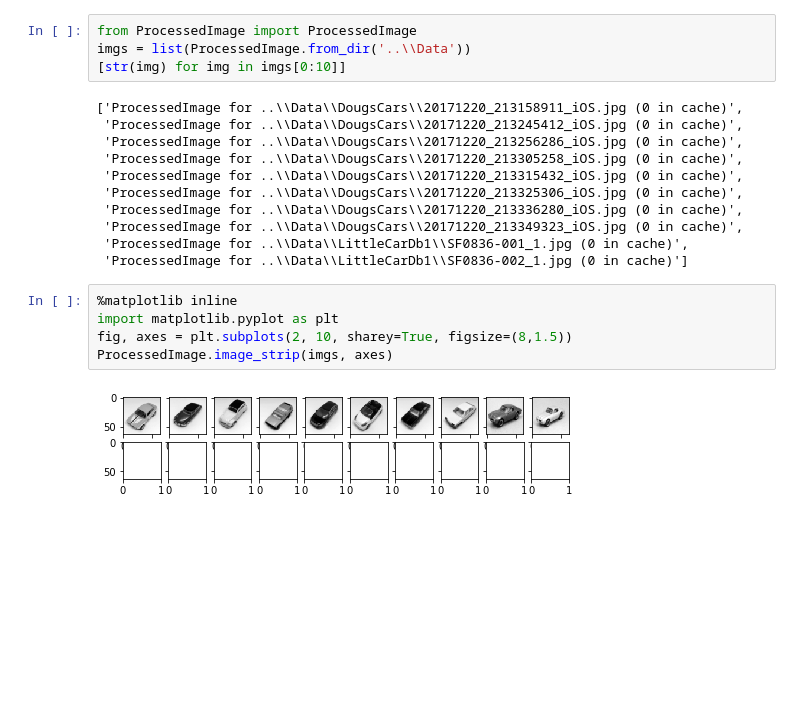
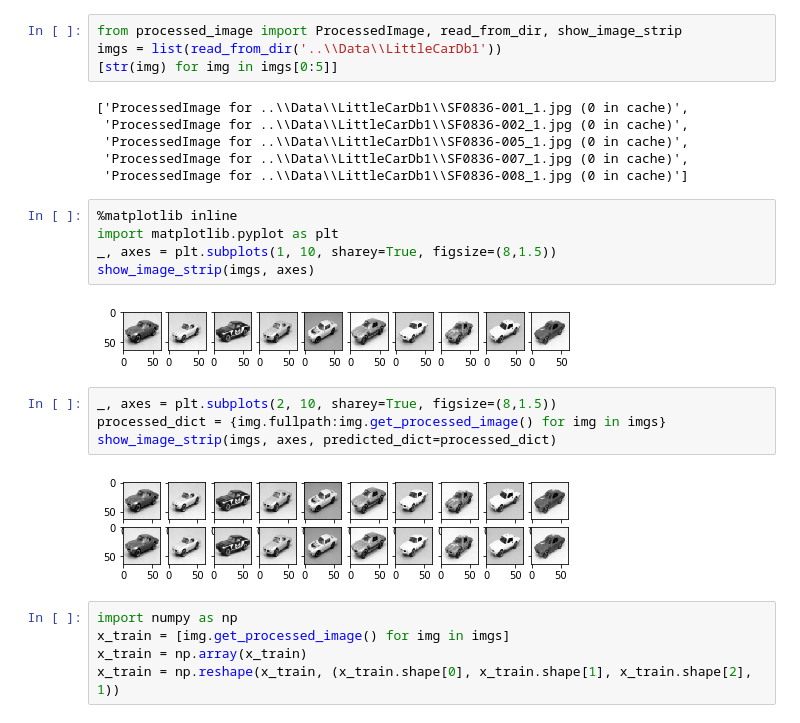
Before and after one commit to dg1an3/zebrastack, a Jupyter notebook: littlecarmash/train_model.ipynb, the cells around one changed output. Cells and saved outputs as stored; diff of their text form; blank space fills up the shorter version.

```diff
--- a/littlecarmash/train_model.ipynb
+++ b/littlecarmash/train_model.ipynb
@@ -1,22 +1,28 @@
 # %%
-from ProcessedImage import ProcessedImage
-imgs = list(ProcessedImage.from_dir('..\\Data'))
-[str(img) for img in imgs[0:10]]
+from processed_image import ProcessedImage, read_from_dir, show_image_strip
+imgs = list(read_from_dir('..\\Data\\LittleCarDb1'))
+[str(img) for img in imgs[0:5]]
 # %% [output]
-['ProcessedImage for ..\\Data\\DougsCars\\20171220_213158911_iOS.jpg (0 in cache)',
- 'ProcessedImage for ..\\Data\\DougsCars\\20171220_213245412_iOS.jpg (0 in cache)',
- 'ProcessedImage for ..\\Data\\DougsCars\\20171220_213256286_iOS.jpg (0 in cache)',
- 'ProcessedImage for ..\\Data\\DougsCars\\20171220_213305258_iOS.jpg (0 in cache)',
- 'ProcessedImage for ..\\Data\\DougsCars\\20171220_213315432_iOS.jpg (0 in cache)',
- 'ProcessedImage for ..\\Data\\DougsCars\\20171220_213325306_iOS.jpg (0 in cache)',
- 'ProcessedImage for ..\\Data\\DougsCars\\20171220_213336280_iOS.jpg (0 in cache)',
- 'ProcessedImage for ..\\Data\\DougsCars\\20171220_213349323_iOS.jpg (0 in cache)',
- 'ProcessedImage for ..\\Data\\LittleCarDb1\\SF0836-001_1.jpg (0 in cache)',
- 'ProcessedImage for ..\\Data\\LittleCarDb1\\SF0836-002_1.jpg (0 in cache)']
+['ProcessedImage for ..\\Data\\LittleCarDb1\\SF0836-001_1.jpg (0 in cache)',
+ 'ProcessedImage for ..\\Data\\LittleCarDb1\\SF0836-002_1.jpg (0 in cache)',
+ 'ProcessedImage for ..\\Data\\LittleCarDb1\\SF0836-005_1.jpg (0 in cache)',
+ 'ProcessedImage for ..\\Data\\LittleCarDb1\\SF0836-007_1.jpg (0 in cache)',
+ 'ProcessedImage for ..\\Data\\LittleCarDb1\\SF0836-008_1.jpg (0 in cache)']
 # %%
 %matplotlib inline
 import matplotlib.pyplot as plt
-fig, axes = plt.subplots(2, 10, sharey=True, figsize=(8,1.5))
-ProcessedImage.image_strip(imgs, axes)
+_, axes = plt.subplots(1, 10, sharey=True, figsize=(8,1.5))
+show_image_strip(imgs, axes)
 # %% [output]
-[figure, old version]
+[figure, new version]
+# %%
+_, axes = plt.subplots(2, 10, sharey=True, figsize=(8,1.5))
+processed_dict = {img.fullpath:img.get_processed_image() for img in imgs}
+show_image_strip(imgs, axes, predicted_dict=processed_dict)
+# %% [output]
+[figure, added]
+# %%
+import numpy as np
+x_train = [img.get_processed_image() for img in imgs]
+x_train = np.array(x_train)
+x_train = np.reshape(x_train, (x_train.shape[0], x_train.shape[1], x_train.shape[2], 1))
```
Also changed, not shown: parts of 8 cells of this notebook, 8 other files.
